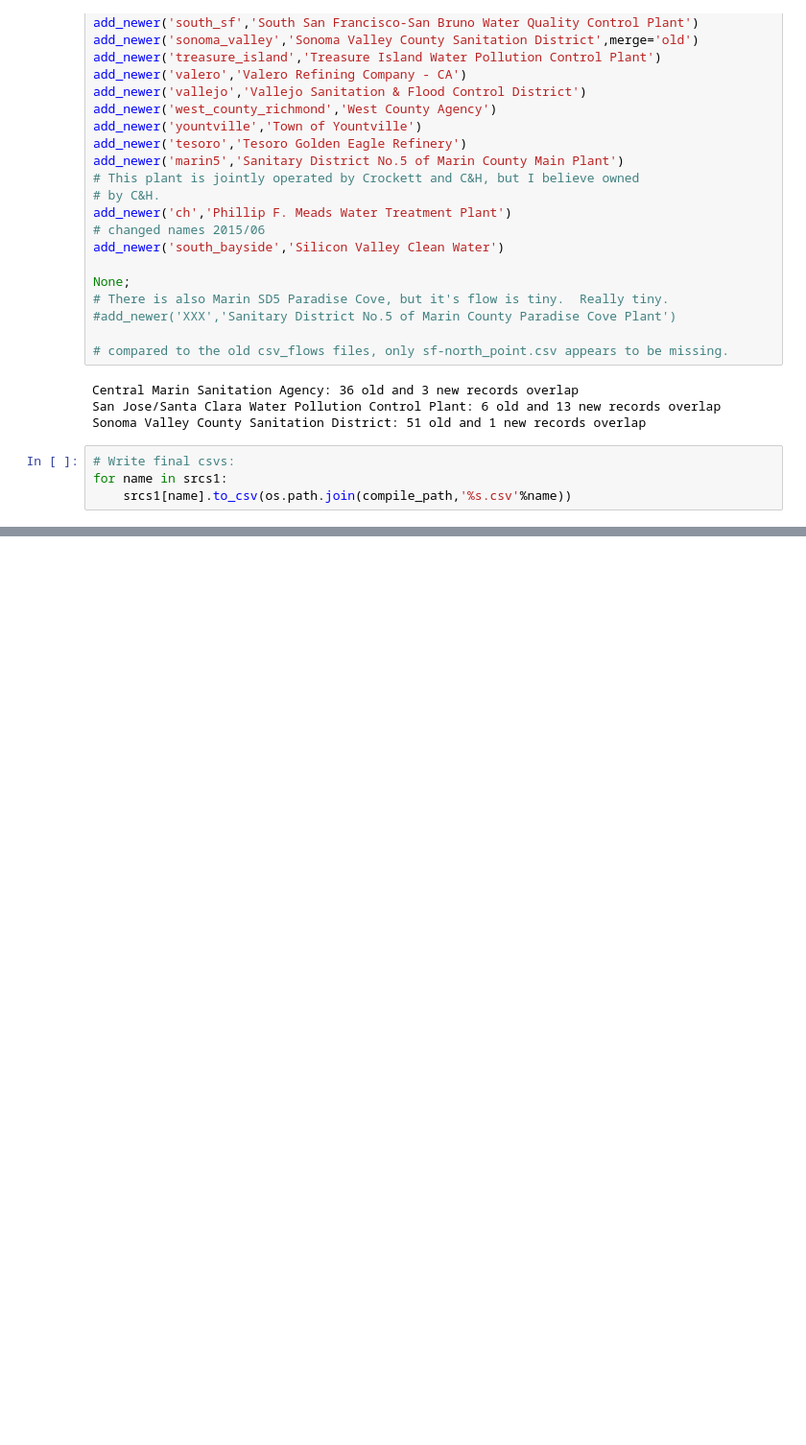
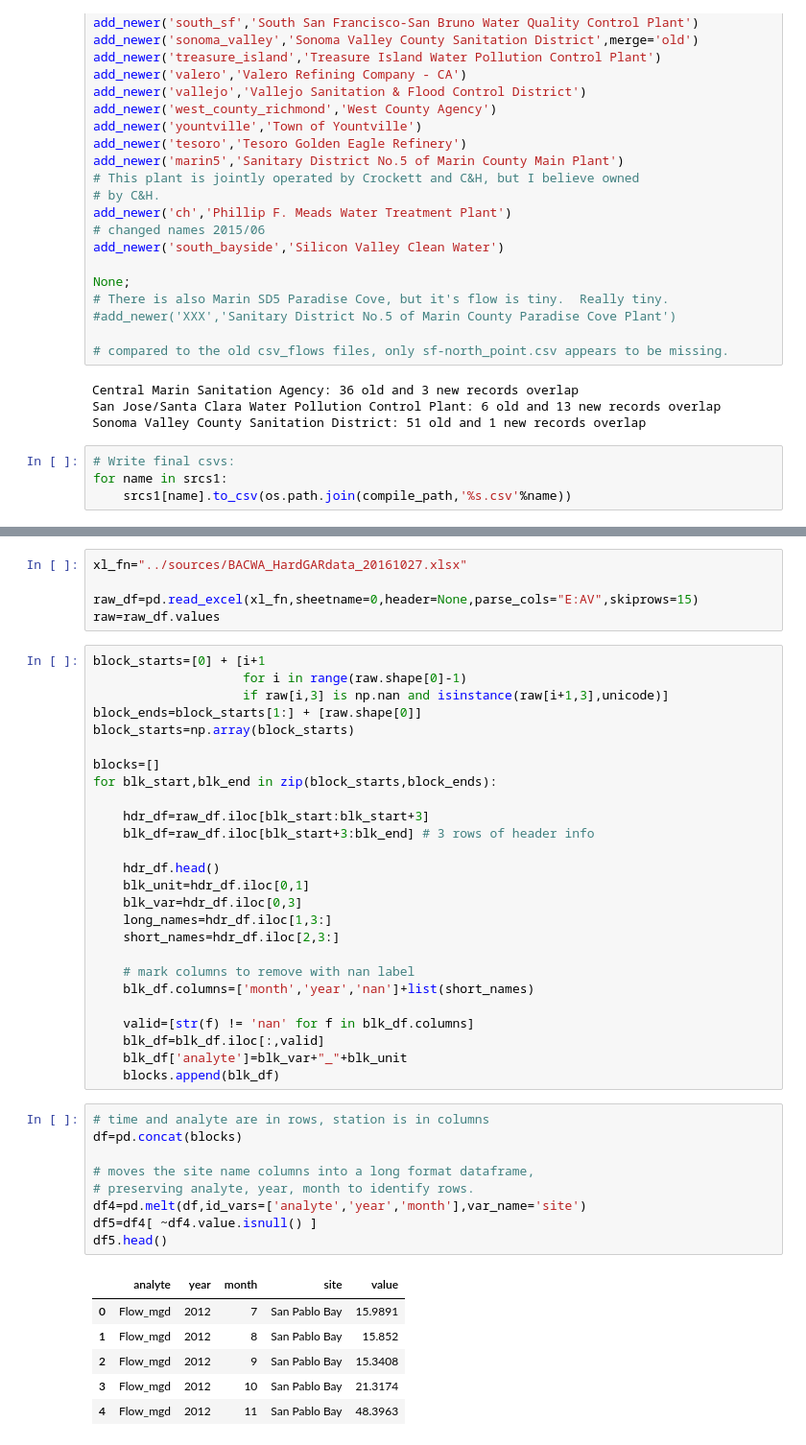
Before and after one commit to rustychris/sfbay_potw, a Jupyter notebook: scripts/compile.ipynb, the cells around one changed output, grey strips where cells are left out. Shown: that part at 96% size. Drawn from its saved outputs; the diff is of its cells as text; blank space fills up the shorter version.

```diff
--- a/scripts/compile.ipynb
+++ b/scripts/compile.ipynb
@@ -1012,0 +1005,47 @@ sfb_data_2013-08-15_all nutrients.csv
+# %%
+xl_fn="../sources/BACWA_HardGARdata_20161027.xlsx"
+
+raw_df=pd.read_excel(xl_fn,sheetname=0,header=None,parse_cols="E:AV",skiprows=15)
+raw=raw_df.values
+# %%
+block_starts=[0] + [i+1
+                    for i in range(raw.shape[0]-1)
+                    if raw[i,3] is np.nan and isinstance(raw[i+1,3],unicode)]
+block_ends=block_starts[1:] + [raw.shape[0]]
+block_starts=np.array(block_starts)
+
+blocks=[]
+for blk_start,blk_end in zip(block_starts,block_ends):
+
+    hdr_df=raw_df.iloc[blk_start:blk_start+3]
+    blk_df=raw_df.iloc[blk_start+3:blk_end] # 3 rows of header info
+
+    hdr_df.head()
+    blk_unit=hdr_df.iloc[0,1]
+    blk_var=hdr_df.iloc[0,3]
+    long_names=hdr_df.iloc[1,3:]
+    short_names=hdr_df.iloc[2,3:]
+
+    # mark columns to remove with nan label
+    blk_df.columns=['month','year','nan']+list(short_names)
+
+    valid=[str(f) != 'nan' for f in blk_df.columns]
+    blk_df=blk_df.iloc[:,valid]
+    blk_df['analyte']=blk_var+"_"+blk_unit
+    blocks.append(blk_df)
+# %%
+# time and analyte are in rows, station is in columns
+df=pd.concat(blocks)
+
+# moves the site name columns into a long format dataframe,
+# preserving analyte, year, month to identify rows.
+df4=pd.melt(df,id_vars=['analyte','year','month'],var_name='site')
+df5=df4[ ~df4.value.isnull() ]
+df5.head()
+# %% [output]
+|  | analyte | year | month | site | value |
+| 0 | Flow_mgd | 2012 | 7 | San Pablo Bay | 15.9891 |
+| 1 | Flow_mgd | 2012 | 8 | San Pablo Bay | 15.852 |
+| 2 | Flow_mgd | 2012 | 9 | San Pablo Bay | 15.3408 |
+| 3 | Flow_mgd | 2012 | 10 | San Pablo Bay | 21.3174 |
+| 4 | Flow_mgd | 2012 | 11 | San Pablo Bay | 48.3963 |
```
Also changed, not shown: parts of 6 cells of this notebook, 11 other files.
